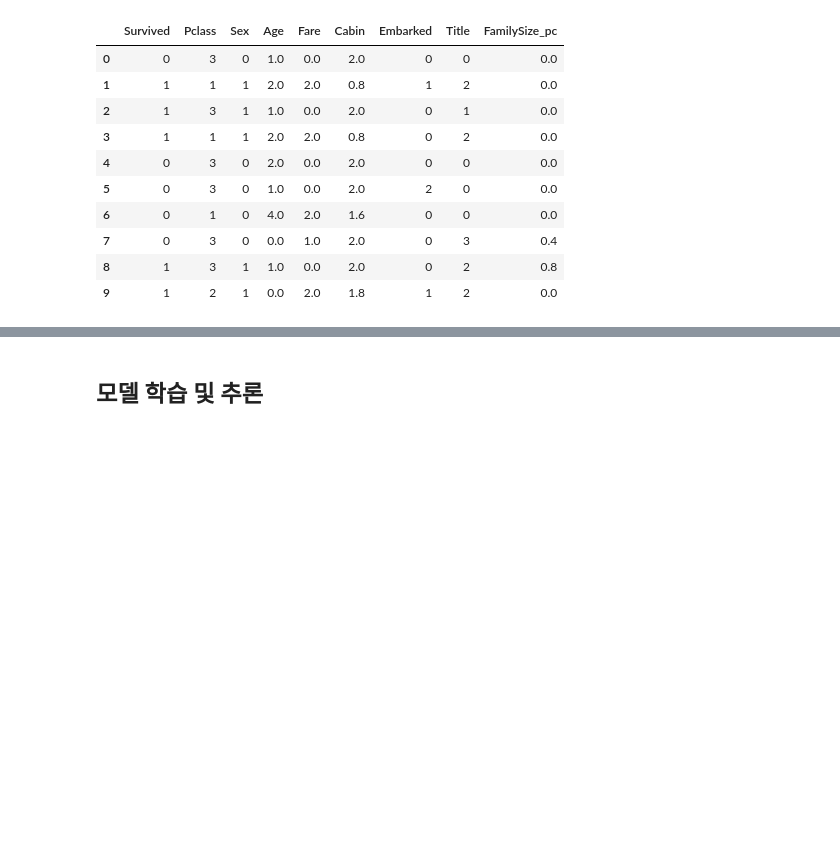
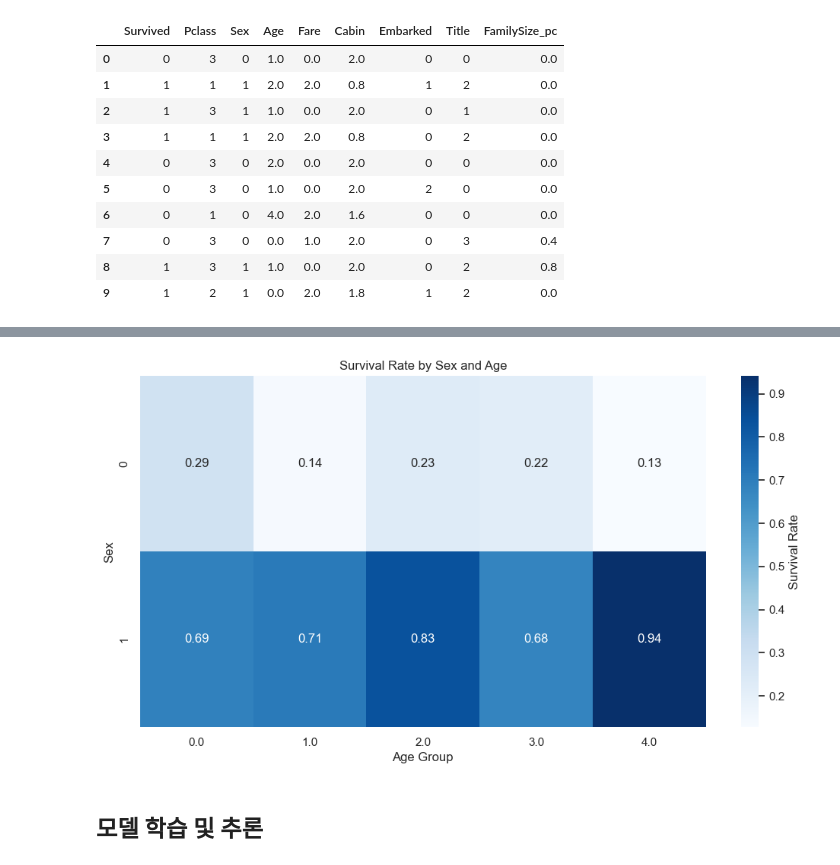
Before and after one commit to leeminseo125/machin_learning, a Jupyter notebook: final.ipynb, the cells around one changed output, grey strips where cells are left out. Saved outputs shown, nothing was run; the diff lists cells and outputs as text; code cells hidden in the pictures; blank space fills up the shorter version.

```diff
--- a/final.ipynb
+++ b/final.ipynb
@@ -696,3 +710,17 @@ train.head(10)
+# %%
+# 2. "Sex"와 "Age" 조합만으로 시각화
+# "Age", "Sex" 조합에 따른 생존율 계산
+survival_rate_sex_age = train.groupby(['Sex', 'Age'])['Survived'].mean().unstack().fillna(0)
+
+# 시각화 - "Sex"와 "Age" 조합 생존율
+plt.figure(figsize=(12, 6))
+sns.heatmap(survival_rate_sex_age, annot=True, cmap='Blues', cbar_kws={'label': 'Survival Rate'})
+plt.title("Survival Rate by Sex and Age")
+plt.xlabel("Age Group")
+plt.ylabel("Sex")
+plt.show()
+# %% [output]
+[figure, added]
 # %% [markdown]
 ## 모델 학습 및 추론
 # %%
```
Also changed, not shown: parts of 3 cells of this notebook, 2 other files.
